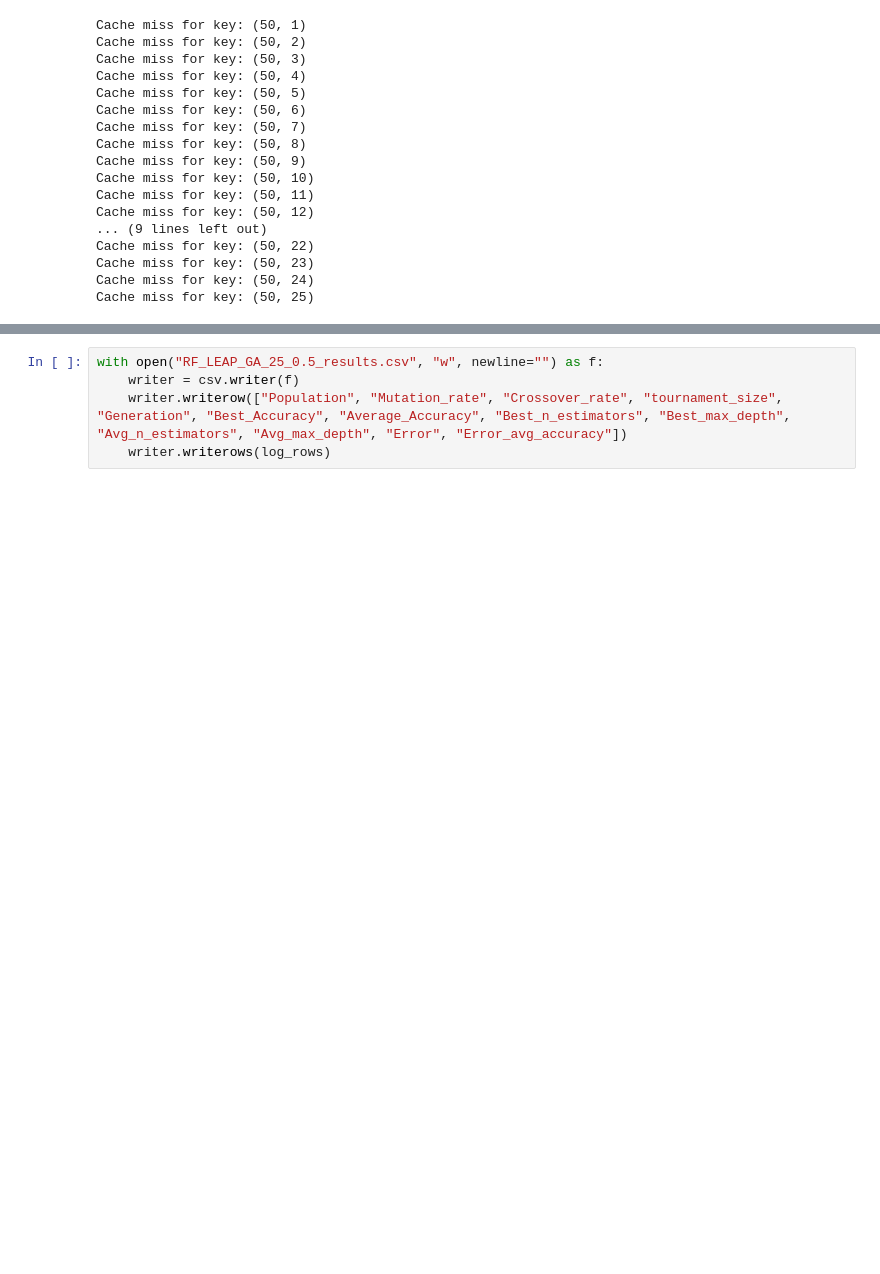
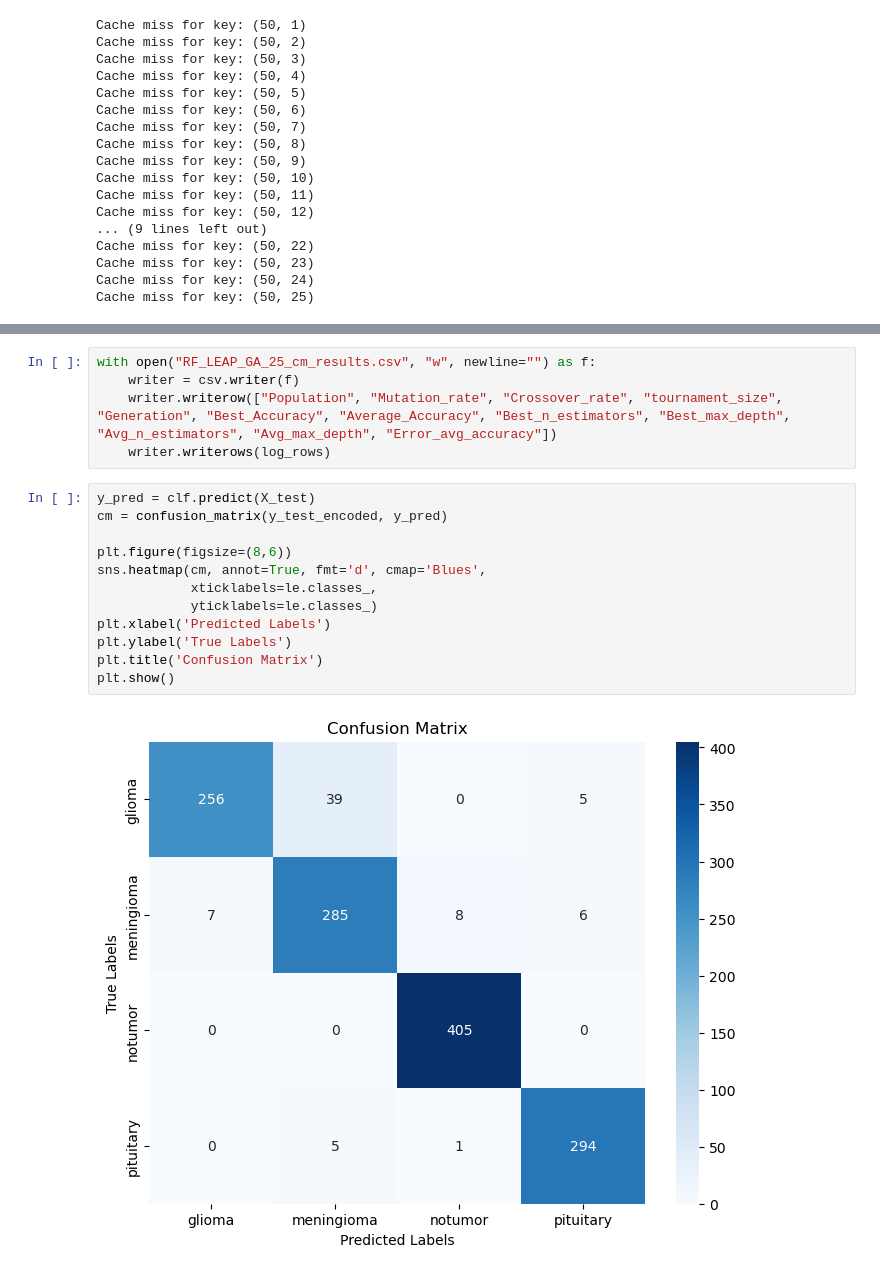
Before and after one commit to COSC-420-527-Project-Group/Bio-Inspired-Optimization, a Jupyter notebook: GA/GA_leap25.ipynb, the cells around one changed output, grey strips where cells are left out. Drawn from its saved outputs; the diff is of its cells as text; blank space fills up the shorter version.

Commit message:
ran Leap GA for population of 25 and 50

```diff
--- a/GA/GA_leap25.ipynb
+++ b/GA/GA_leap25.ipynb
@@ -248,5 +249,19 @@ plt.show()
 # %%
-with open("RF_LEAP_GA_25_0.5_results.csv", "w", newline="") as f:
+with open("RF_LEAP_GA_25_cm_results.csv", "w", newline="") as f:
     writer = csv.writer(f)
-    writer.writerow(["Population", "Mutation_rate", "Crossover_rate", "tournament_size", "Generation", "Best_Accuracy", "Average_Accuracy", "Best_n_estimators", "Best_max_depth", "Avg_n_estimators", "Avg_max_depth", "Error", "Error_avg_accuracy"])
+    writer.writerow(["Population", "Mutation_rate", "Crossover_rate", "tournament_size", "Generation", "Best_Accuracy", "Average_Accuracy", "Best_n_estimators", "Best_max_depth", "Avg_n_estimators", "Avg_max_depth", "Error_avg_accuracy"])
     writer.writerows(log_rows)
+# %%
+y_pred = clf.predict(X_test)
+cm = confusion_matrix(y_test_encoded, y_pred)
+
+plt.figure(figsize=(8,6))
+sns.heatmap(cm, annot=True, fmt='d', cmap='Blues',
+            xticklabels=le.classes_,
+            yticklabels=le.classes_)
+plt.xlabel('Predicted Labels')
+plt.ylabel('True Labels')
+plt.title('Confusion Matrix')
+plt.show()
+# %% [output]
+[figure, added]
```
Also changed, not shown: parts of 5 cells of this notebook, 7 other files.
